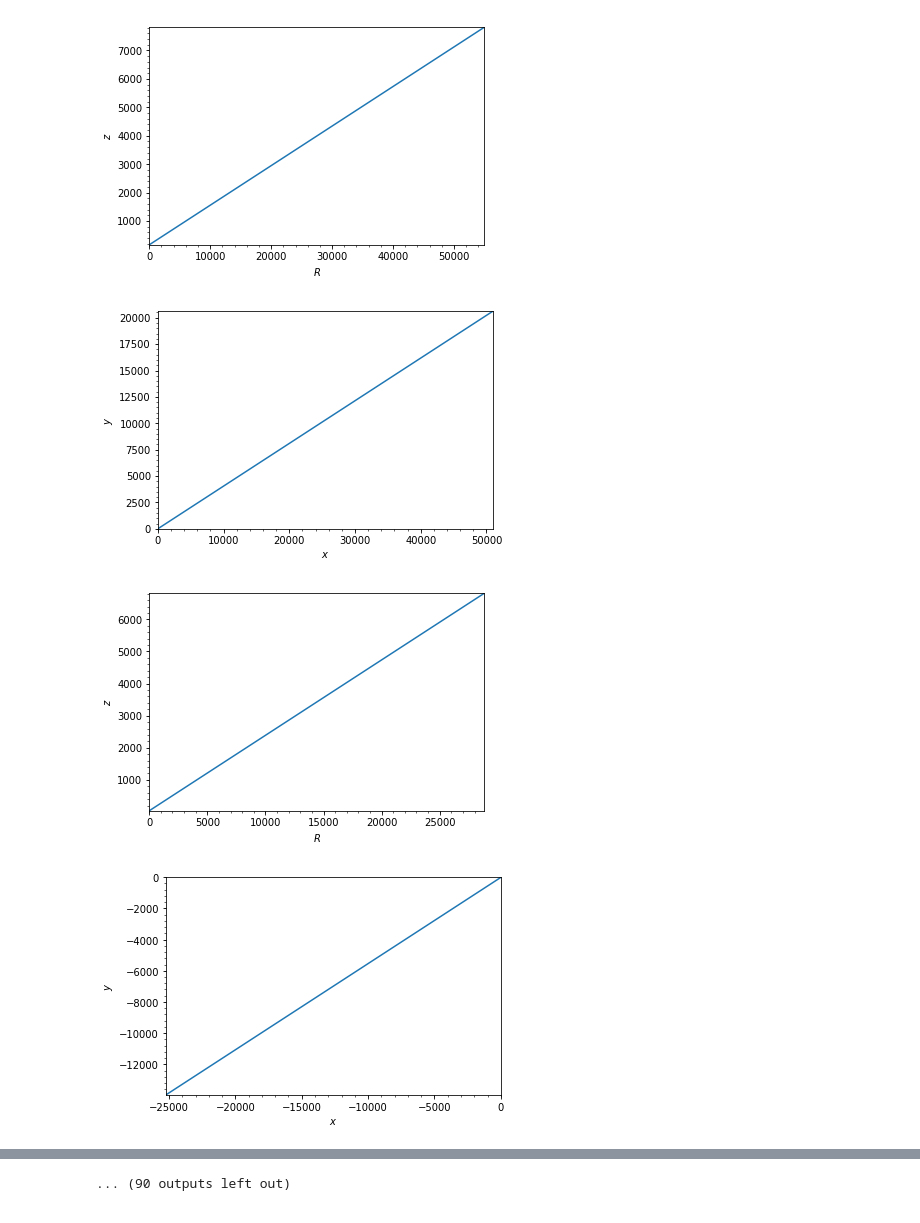
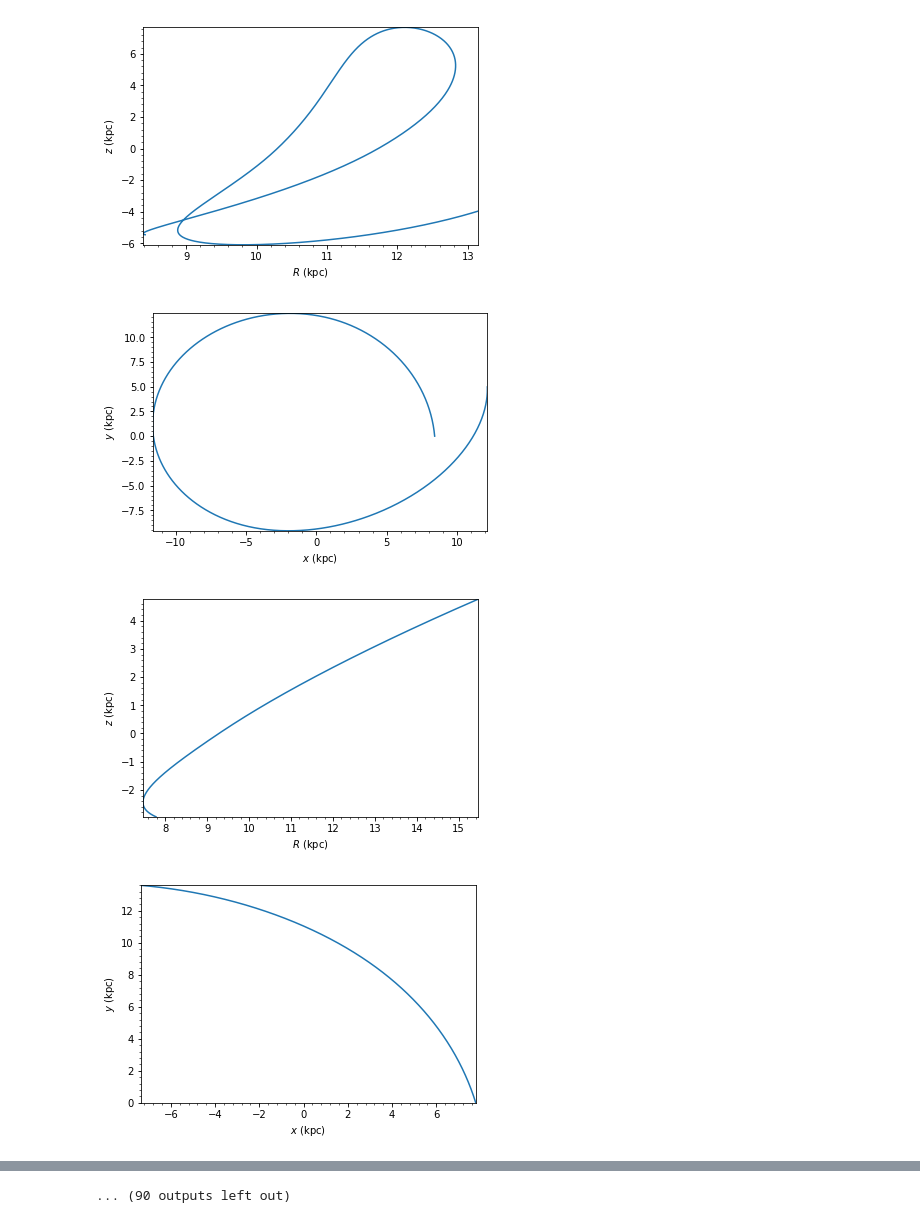
Before and after one commit to JoshuaPovick/MS_young, a Jupyter notebook: Orbits_of_Close_Stars.ipynb, the cells around one changed output, grey strips where cells are left out. Saved outputs shown, nothing was run; the diff lists cells and outputs as text; code cells hidden in the pictures.

```diff
--- a/Orbits_of_Close_Stars.ipynb
+++ b/Orbits_of_Close_Stars.ipynb
@@ -84,15 +69,34 @@ print(heir['NAME'])
 # %%
+#plot orbits
+
 orb = []
+orbR = [] #a
+orbPhi = [] #b
+orbZ = [] #c
+orbvR = [] #d
+orbvPhi = [] #e
+orbvZ = [] #f
+
 for i in range(len(galact)):
-    orb.append(Orbit([galr[i],galphi[i],galz[i],velr[i],velphi[i],velz[i]]))
+    orb.append(Orbit(uvw=[galr[i],galphi[i],galz[i],velr[i],velphi[i],velz[i]],\
+                     ro=np.sqrt(galr[i]**2+galphi[i]**2)*u.kpc,vo=np.sqrt(velr[i]**2+velphi[i]**2)*u.km/u.s,\
+                     zo=galz[i]))
 
-ts = np.linspace(0,10000,100000)
+ts = np.linspace(0,500,1000)*u.Myr #Evolve for 500 Myr with 1000 timesteps or point every 500,000 years
+
 for j in range(len(orb)):
-    orb[j].integrate(ts,MWPotential2014,method='odeint')
-    orb[j].plot(use_physical=True)
+    orb[j].integrate(ts,MWPotential2014,method='rk4_c')
+    orb[j].plot(use_physical=True) #use_physical=True
     orb[j].plot(d1='x',d2='y',use_physical=True)
+    a, b, c, d, e, f = orb[j].getOrbit().T
+    orbR.append(a)
+    orbPhi.append(b)
+    orbZ.append(c)
+    orbvR.append(d)
+    orbvPhi.append(e)
+    orbvZ.append(f)
 # %% [output]
-[figure, old version]
+[figure, new version]
-[figure, old version]
+[figure, new version]
-[figure, old version]
+[figure, new version]
-[figure, old version]
+[figure, new version]
```
Also changed, not shown: parts of 8 cells of this notebook.
